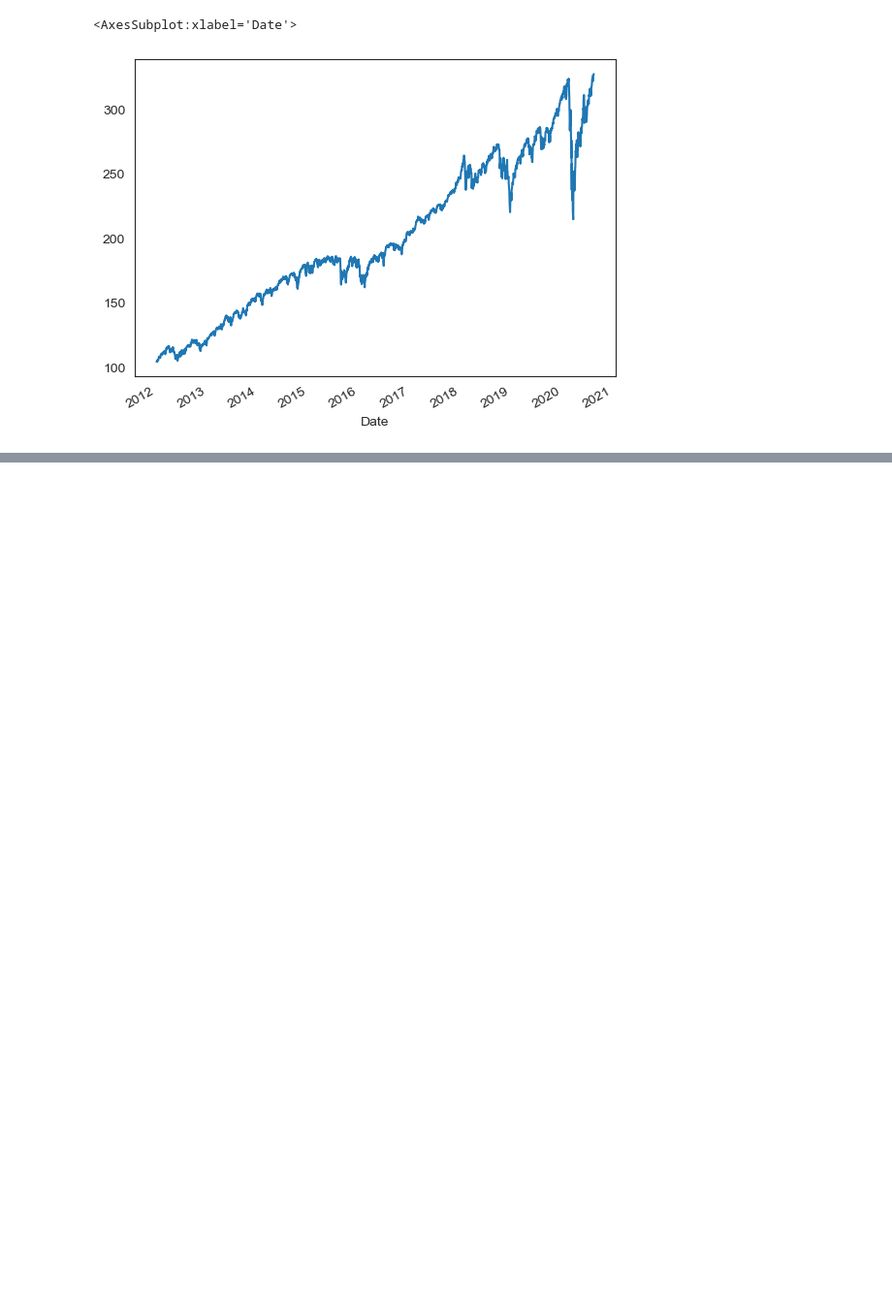
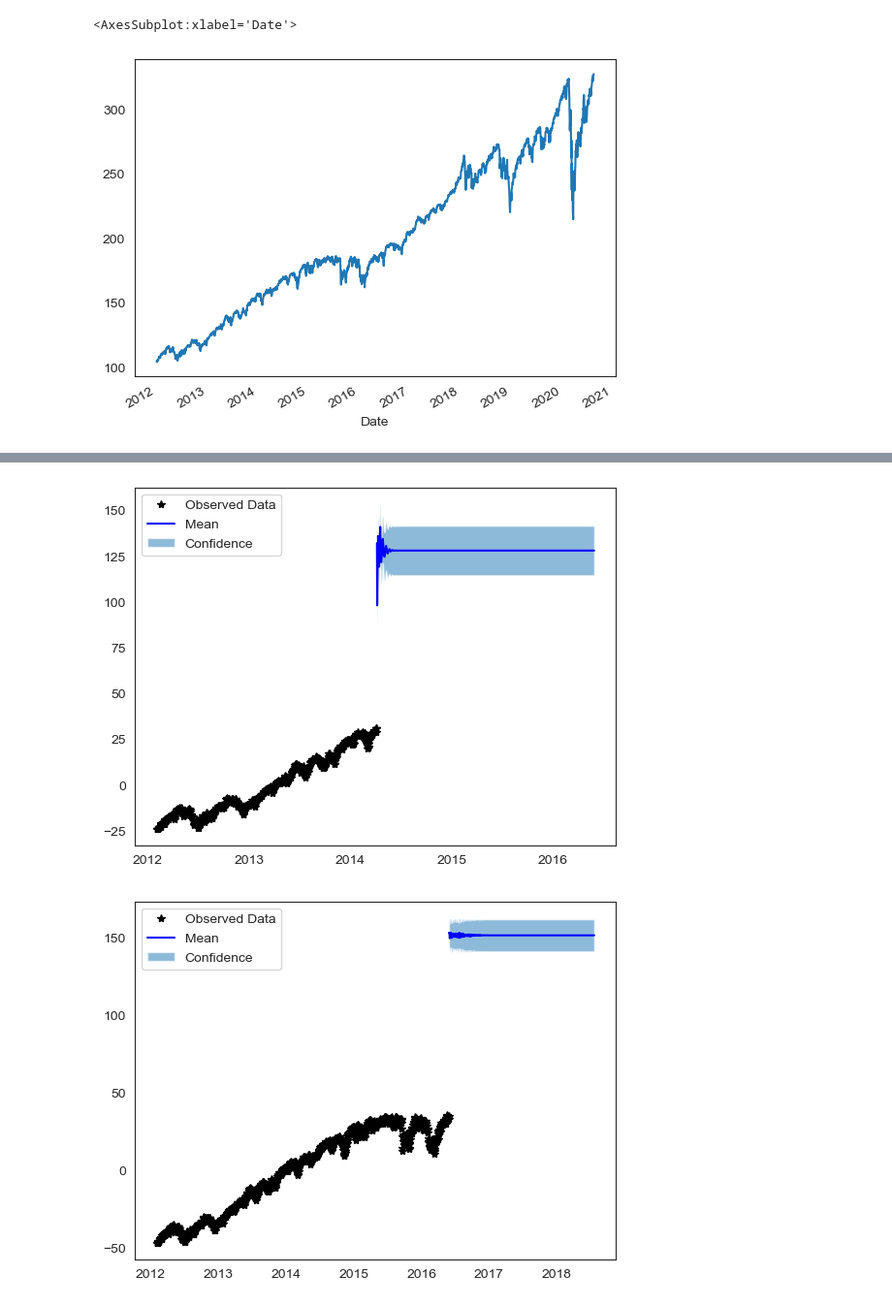
Before and after one commit to dt2229/sandp500, a Jupyter notebook: GPRegression.ipynb, the cells around one changed output, grey strips where cells are left out. Shown at 97% size. Cells and saved outputs as stored; diff of their text form; code cells hidden in the pictures; blank space fills up the shorter version.

```diff
--- a/GPRegression.ipynb
+++ b/GPRegression.ipynb
@@ -245,8 +199,3 @@ class SpectralMixtureGPModel(gpytorch.models.ExactGP):
         mean_x = self.mean_module(x)
         covar_x = self.covar_module(x)
         return gpytorch.distributions.MultivariateNormal(mean_x, covar_x)
-
-train_x = torch.from_numpy(X.reshape(1, -1)[0])
-train_y = torch.from_numpy(y.reshape(1, -1)[0])
-likelihood = gpytorch.likelihoods.GaussianLikelihood()
-model = SpectralMixtureGPModel(train_x, train_y, likelihood)
@@ -319,0 +242,48 @@ ax.legend(['Observed Data', 'Mean', 'Confidence'])
+# %%
+
+mapes = []
+mses = []
+msles = []
+
+for train_index, test_index in tscv.split(train):
+    split_train, split_test = train.iloc[train_index], train.iloc[test_index]
+    X = convertTime(pd.to_datetime(split_train.index)).reshape(-1, 1)
+    y = split_train['Adj Close'].to_numpy().reshape(-1, 1)
+    y_mean = y.mean()
+    X_test = convertTime(pd.to_datetime(split_test.index)).reshape(-1, 1)
+    y_test = split_test['Adj Close'].to_numpy().reshape(-1, 1)
+
+    train_x = torch.from_numpy(X.reshape(1, -1)[0])
+    train_y = torch.from_numpy(y.reshape(1, -1)[0] - y_mean)
+    test_x = torch.from_numpy(X_test.reshape(1, -1)[0]).float()
+
+    observed_pred = trainwSMkernel(train_x, train_y, test_x)
+    last_price = y[-1, 0]
+    mean_y_pred = observed_pred.mean.detach().numpy() + y_mean
+
+    mapes.append(mean_absolute_percentage_error(y_test, mean_y_pred))
+    mses.append(mean_squared_error(y_test, mean_y_pred))
+    try:
+        msles.append(mean_squared_log_error(y_test, mean_y_pred))
+    except:
+        continue
+
+    # Initialize plot
+    f, ax = plt.subplots(1, 1)
+
+    # Get upper and lower confidence bounds
+    lower, upper = observed_pred.confidence_region()
+    # Plot training data as black stars
+    ax.plot(train_x.numpy(), train_y.numpy(), 'k*')
+    # Plot predictive means as blue line
+    ax.plot(test_x.numpy(), mean_y_pred, 'b')
+    # Shade between the lower and upper confidence bounds
+    ax.fill_between(test_x.numpy(), lower.detach().numpy()+y_mean, upper.detach().numpy()+y_mean, alpha=0.5)
+    ax.legend(['Observed Data', 'Mean', 'Confidence'])
+
+# loss function
+print("SM kernel:")
+print("MAPE:", np.mean(mapes))
+print("MSE:", np.mean(mses))
+print("MSLE:", np.mean(msles))
+# %% [output]
@@ -319,0 +307,2 @@ ax.legend(['Observed Data', 'Mean', 'Confidence'])
+[figure, added]
+[figure, added]
```
Also changed, not shown: parts of 36 cells of this notebook, 5 other files.
